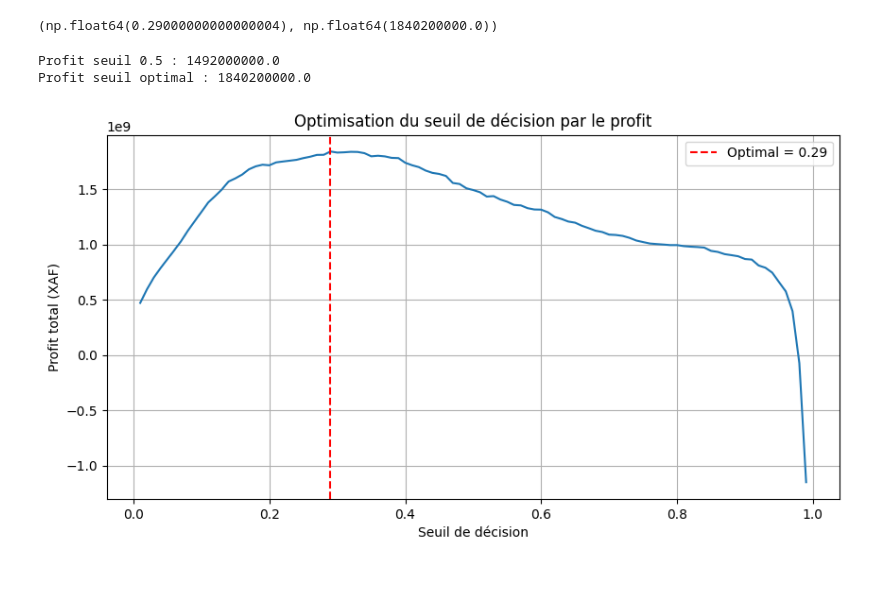
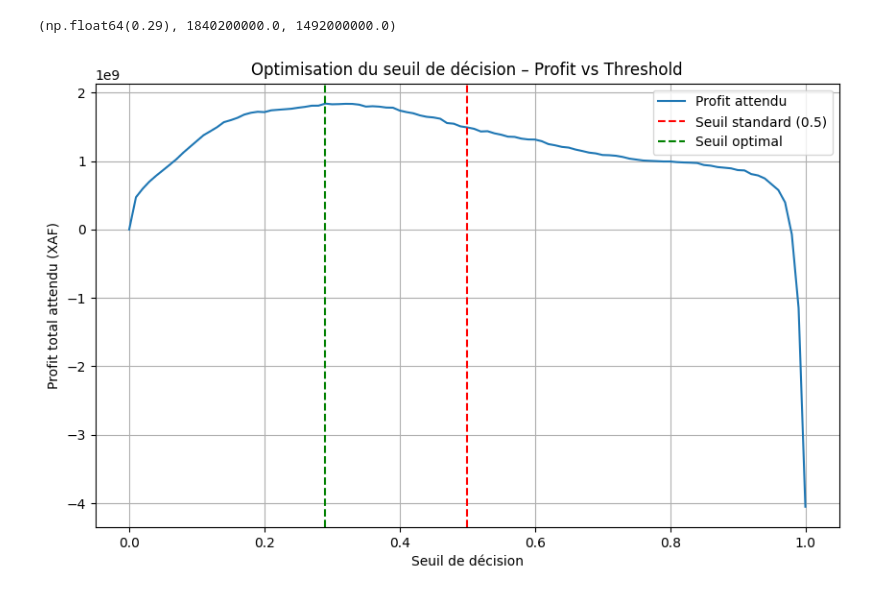
Before and after one commit to Leila-NDJR/credit_risk, a Jupyter notebook: notebooks/05_business_validation.ipynb, the cells around one changed output. Saved outputs shown, nothing was run; the diff lists cells and outputs as text; code cells hidden in the pictures.

```diff
--- a/notebooks/05_business_validation.ipynb
+++ b/notebooks/05_business_validation.ipynb
@@ -34,42 +53,29 @@ def compute_profit(y_true, y_proba, threshold,
 # %%
-thresholds = np.linspace(0.01, 0.99, 99)
+thresholds = np.linspace(0, 1, 101)
 profits = []
 
 for t in thresholds:
-    p = compute_profit(y_test.values, y_proba, t)
-    profits.append(p)
-
-profit_df = pd.DataFrame({
-    "threshold": thresholds,
-    "profit": profits
-})
+    profit = compute_profit(y_test.values, y_proba, t)
+    profits.append(profit)
 # %%
-optimal_row = profit_df.loc[profit_df["profit"].idxmax()]
-optimal_threshold = optimal_row["threshold"]
-optimal_profit = optimal_row["profit"]
+optimal_threshold = thresholds[np.argmax(profits)]
+optimal_profit = max(profits)
 
-optimal_threshold, optimal_profit
+standard_profit = compute_profit(y_test.values, y_proba, 0.5)
+
+optimal_threshold, optimal_profit, standard_profit
 # %% [output]
-(np.float64(0.29000000000000004), np.float64(1840200000.0))
+(np.float64(0.29), 1840200000.0, 1492000000.0)
 # %%
-profit_05 = compute_profit(y_test.values, y_proba, 0.5)
-profit_opt = optimal_profit
-
-print("Profit seuil 0.5 :", profit_05)
-print("Profit seuil optimal :", profit_opt)
+plt.figure(figsize=(10, 6))
+plt.plot(thresholds, profits, label="Profit attendu")
+plt.axvline(0.5, color="red", linestyle="--", label="Seuil standard (0.5)")
+plt.axvline(optimal_threshold, color="green", linestyle="--", label="Seuil optimal")
+plt.xlabel("Seuil de décision")
+plt.ylabel("Profit total attendu (XAF)")
+plt.title("Optimisation du seuil de décision – Profit vs Threshold")
+plt.legend()
+plt.grid(True)
+plt.show()
 # %% [output]
-Profit seuil 0.5 : 1492000000.0
-Profit seuil optimal : 1840200000.0
+[figure, added]
-# %%
-plt.figure(figsize=(10,5))
-plt.plot(profit_df["threshold"], profit_df["profit"])
-plt.axvline(optimal_threshold, color="red", linestyle="--",
-            label=f"Optimal = {optimal_threshold:.2f}")
-plt.xlabel("Seuil de décision")
-plt.ylabel("Profit total (XAF)")
-plt.title("Optimisation du seuil de décision par le profit")
-plt.legend()
-plt.grid(True)
-plt.show()
-# %% [output]
-[figure, removed]
```
Also changed, not shown: parts of 4 cells of this notebook, 1 other file.
